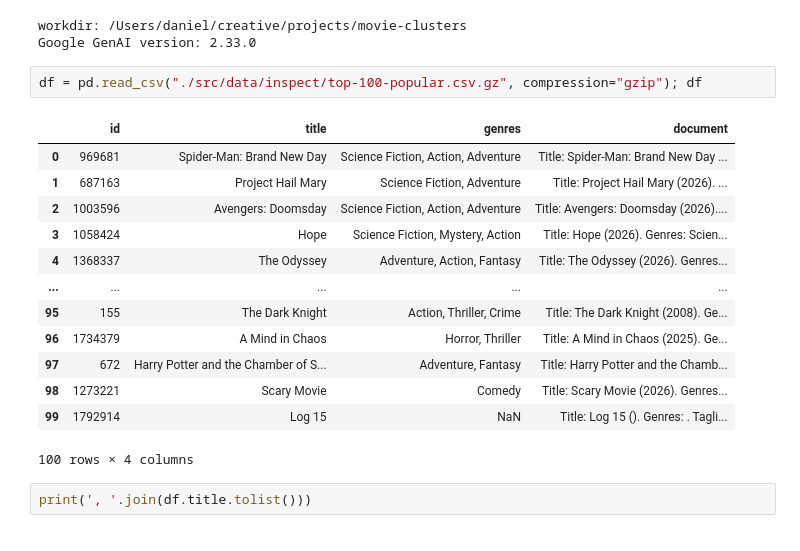
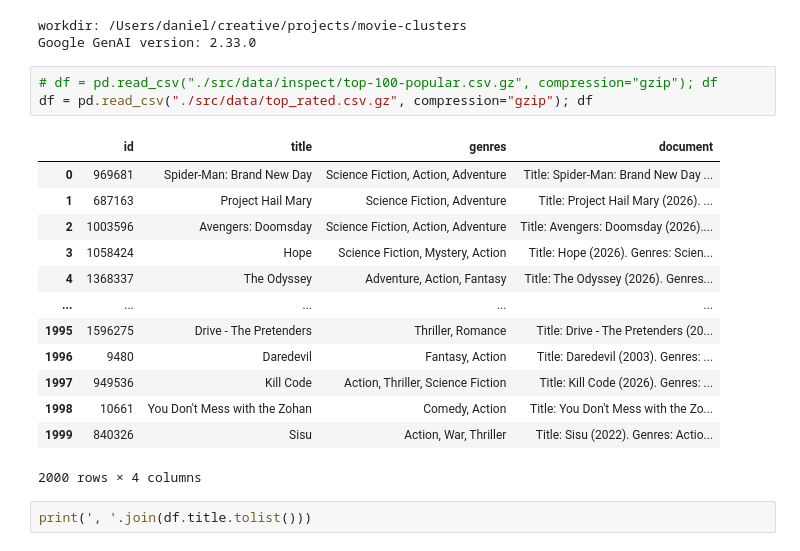
Before and after one commit to DanielJensen0144/movie-clusters, a Jupyter notebook: src/notebooks/embed.ipynb, the cells around one changed output. Cells and saved outputs as stored; diff of their text form.

```diff
--- a/src/notebooks/embed.ipynb
+++ b/src/notebooks/embed.ipynb
@@ -25,21 +25,22 @@ plt.rcParams.update({
 workdir: /Users/daniel/creative/projects/movie-clusters
 Google GenAI version: 2.33.0
 # %%
-df = pd.read_csv("./src/data/inspect/top-100-popular.csv.gz", compression="gzip"); df
+# df = pd.read_csv("./src/data/inspect/top-100-popular.csv.gz", compression="gzip"); df
+df = pd.read_csv("./src/data/top_rated.csv.gz", compression="gzip"); df
 # %% [output]
 |  | id | title | genres | document |
 | 0 | 969681 | Spider-Man: Brand New Day | Science Fiction, Action, Adventure | Title: Spider-Man: Brand New Day ... |
 | 1 | 687163 | Project Hail Mary | Science Fiction, Adventure | Title: Project Hail Mary (2026). ... |
 | 2 | 1003596 | Avengers: Doomsday | Science Fiction, Action, Adventure | Title: Avengers: Doomsday (2026).... |
 | 3 | 1058424 | Hope | Science Fiction, Mystery, Action | Title: Hope (2026). Genres: Scien... |
 | 4 | 1368337 | The Odyssey | Adventure, Action, Fantasy | Title: The Odyssey (2026). Genres... |
 | ... | ... | ... | ... | ... |
-| 95 | 155 | The Dark Knight | Action, Thriller, Crime | Title: The Dark Knight (2008). Ge... |
-| 96 | 1734379 | A Mind in Chaos | Horror, Thriller | Title: A Mind in Chaos (2025). Ge... |
-| 97 | 672 | Harry Potter and the Chamber of S... | Adventure, Fantasy | Title: Harry Potter and the Chamb... |
-| 98 | 1273221 | Scary Movie | Comedy | Title: Scary Movie (2026). Genres... |
-| 99 | 1792914 | Log 15 | NaN | Title: Log 15 (). Genres: . Tagli... |
+| 1995 | 1596275 | Drive - The Pretenders | Thriller, Romance | Title: Drive - The Pretenders (20... |
+| 1996 | 9480 | Daredevil | Fantasy, Action | Title: Daredevil (2003). Genres: ... |
+| 1997 | 949536 | Kill Code | Action, Thriller, Science Fiction | Title: Kill Code (2026). Genres: ... |
+| 1998 | 10661 | You Don't Mess with the Zohan | Comedy, Action | Title: You Don't Mess with the Zo... |
+| 1999 | 840326 | Sisu | Action, War, Thriller | Title: Sisu (2022). Genres: Actio... |
-100 rows × 4 columns
+2000 rows × 4 columns
 # %%
 print(', '.join(df.title.tolist()))
 # %% [output]
```
Also changed, not shown: parts of 9 cells of this notebook, 5 other files.
